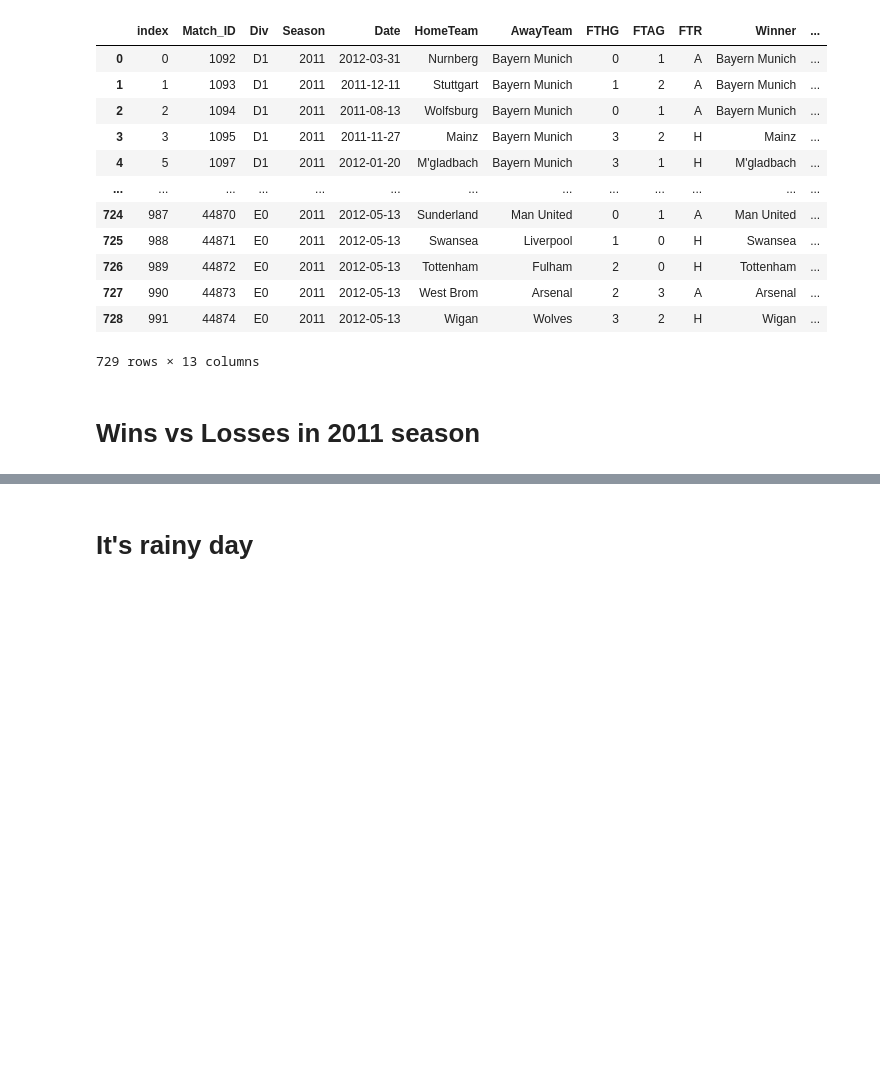
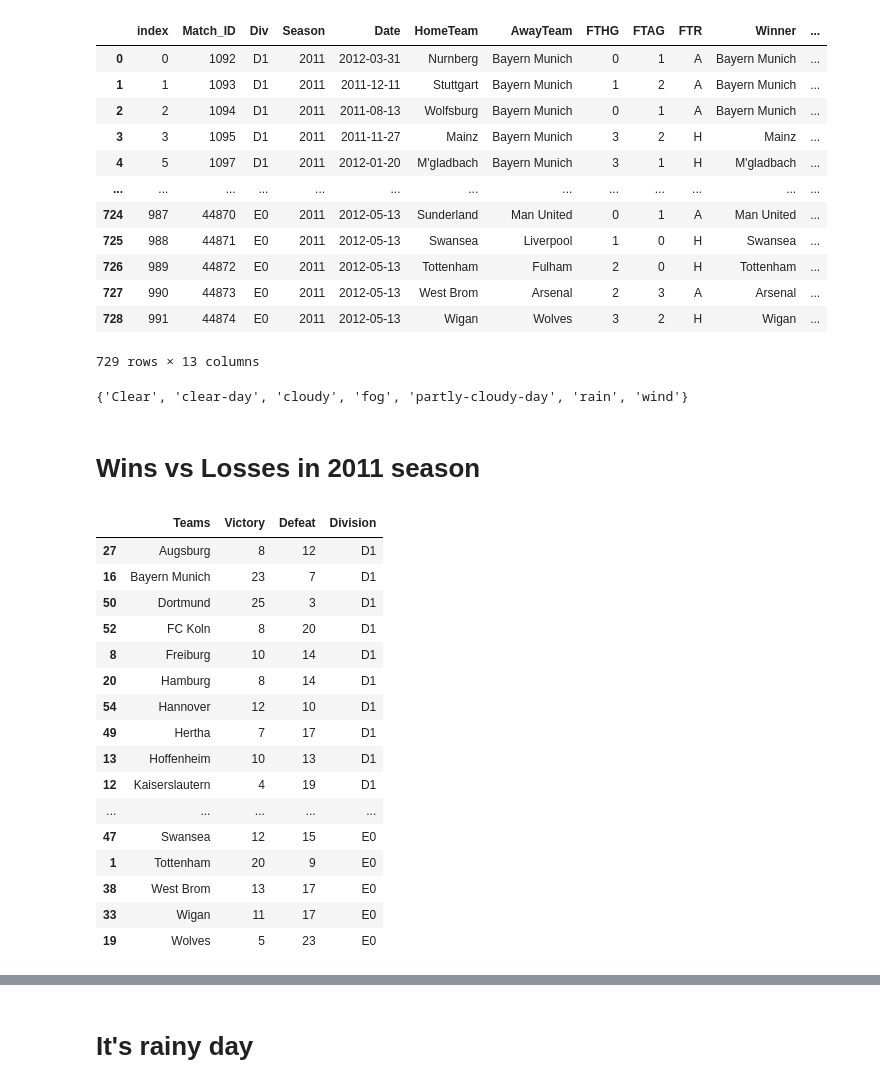
Before and after one commit to aghilissen/FootballAndWeather, a Jupyter notebook: index.ipynb, the cells around one changed output, grey strips where cells are left out. Cells and saved outputs as stored; diff of their text form; code cells hidden in the pictures; blank space fills up the shorter version.

```diff
--- a/index.ipynb
+++ b/index.ipynb
@@ -120,4 +117,8 @@ See the caveats in the documentation: http://pandas.pydata.org/pandas-docs/stabl
 | 727 | 990 | 44873 | E0 | 2011 | 2012-05-13 | West Brom | Arsenal | 2 | 3 | A | Arsenal | ... |
 | 728 | 991 | 44874 | E0 | 2011 | 2012-05-13 | Wigan | Wolves | 3 | 2 | H | Wigan | ... |
 729 rows × 13 columns
+# %%
+set(df['Weather'])
+# %% [output]
+{'Clear', 'clear-day', 'cloudy', 'fog', 'partly-cloudy-day', 'rain', 'wind'}
 # %%
@@ -141,13 +144,32 @@ divs.columns = [x[0] for x in cur.description]
 # %%
 # Create the dataframe used to generate the graph
 teams = df['Winner'].append(df['Loser'])
 uniqueTeams = set(teams)
 teamsperf = pd.DataFrame(uniqueTeams)
 teamsperf.columns = ['Teams']
 teamsperf['Victory'] = [len(df[df['Winner']==team]) for team in uniqueTeams]
 teamsperf['Defeat'] = [len(df[df['Loser']==team]) for team in uniqueTeams]
 teamsperf = teamsperf.merge(divs, on='Teams')
 teamsperf = teamsperf.sort_values(by=['Division', 'Teams'])
+teamsperf
+# %% [output]
+|  | Teams | Victory | Defeat | Division |
+| 27 | Augsburg | 8 | 12 | D1 |
+| 16 | Bayern Munich | 23 | 7 | D1 |
+| 50 | Dortmund | 25 | 3 | D1 |
+| 52 | FC Koln | 8 | 20 | D1 |
+| 8 | Freiburg | 10 | 14 | D1 |
+| 20 | Hamburg | 8 | 14 | D1 |
+| 54 | Hannover | 12 | 10 | D1 |
+| 49 | Hertha | 7 | 17 | D1 |
+| 13 | Hoffenheim | 10 | 13 | D1 |
+| 12 | Kaiserslautern | 4 | 19 | D1 |
+| ... | ... | ... | ... | ... |
+| 47 | Swansea | 12 | 15 | E0 |
+| 1 | Tottenham | 20 | 9 | E0 |
+| 38 | West Brom | 13 | 17 | E0 |
+| 33 | Wigan | 11 | 17 | E0 |
+| 19 | Wolves | 5 | 23 | E0 |
 # %%
 # Create the graphs, per Division
 for i in ['E0','D1','D2']:
```
Also changed, not shown: parts of 15 cells of this notebook, 7 other files.
